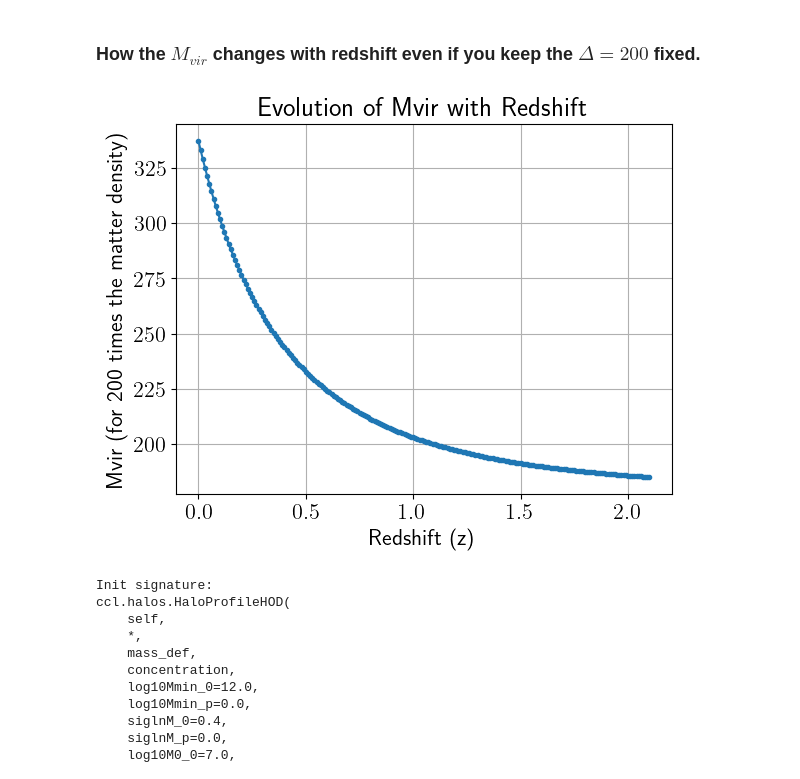
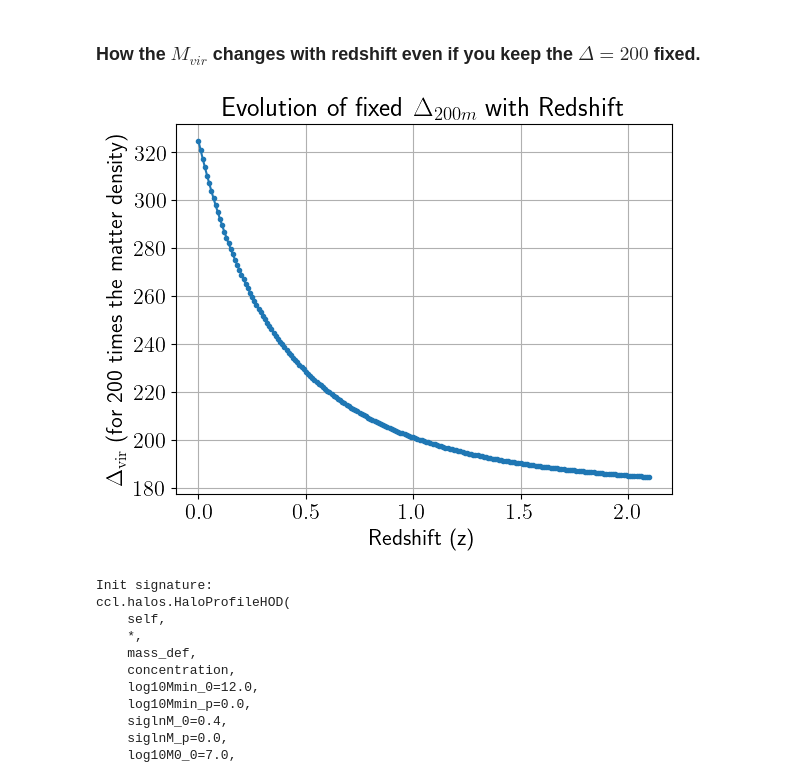
Before and after one commit to 0Navin0/CCLX, a Jupyter notebook: my_work/Cacciato_HOD.ipynb, the cells around one changed output. Saved outputs shown, nothing was run; the diff lists cells and outputs as text; code cells hidden in the pictures.

```diff
--- a/my_work/Cacciato_HOD.ipynb
+++ b/my_work/Cacciato_HOD.ipynb
@@ -13,3 +13,7 @@ import matplotlib as mpl
 mpl.use("Agg")
 mpl.rcParams["font.size"] = 16
 mpl.rcParams["text.usetex"] = "True"
+# %%
+Omega_b = 2.279 / 100 / 0.739**2
+
+print(Omega_b)
@@ -16,5 +22,17 @@ mpl.rcParams["text.usetex"] = "True"
 # %%
-cosmo = ccl.CosmologyVanillaLCDM()
+# cosmo = ccl.CosmologyVanillaLCDM()
+# redefine cosmology with custom parameters from Cacciato+2013
+cosmo = ccl.Cosmology(
+    Omega_c=0.278,  # cold dark matter density
+    Omega_b=Omega_b,  # baryon density
+    h=0.739,  # dimensionless Hubble parameter
+    n_s=0.978,  # scalar spectral index
+    sigma8=0.763,  # power spectrum normalization
+)
+hval = cosmo["h"]
+logh = np.log10(hval)
+print(f"hval={hval}")
+print(cosmo)
 
 # Here we use a mass definition with Delta = 200 times the matter density,
 # Note: We are defining mass w.r.t the matter density, not the critical density, which is more common in some contexts.
@@ -53,22 +82,23 @@ mpl.use("inline")
 %matplotlib inline
 # %%
 # Checking how Mvir evolves with redshift for this cosmology and fixed mass definition of 200 times the matter density.
+# change in cosmological parameters will change this. Do you know what affects the density constrast?
 z = np.linspace(0, 2.1, 211)
 aa = 1 / (1 + z)
-mvir = []
+delta_vir = []
 for a in aa:
-    mvir.append(hmd_200m.get_Delta_vir(cosmo, a))
+    delta_vir.append(hmd_200m.get_Delta_vir(cosmo, a))
 
 plt.cla()
-plt.plot(z, mvir, ".-")
+plt.plot(z, delta_vir, ".-")
 plt.xlabel("Redshift (z)")
-plt.ylabel("Mvir (for 200 times the matter density)")
-plt.title("Evolution of Mvir with Redshift")
+plt.ylabel(r"$\Delta_{\rm vir}$ (for 200 times the matter density)")
+plt.title("Evolution of fixed $\Delta_{200m}$ with Redshift")
 plt.grid()
-# plt.savefig("Mvir_vs_scaleFactor_for_M200m_mass_def.png", bbox_inches='tight', dpi=200)
+# plt.savefig("Delta_vir_vs_scaleFactor_for_M200m_mass_def.png", bbox_inches='tight', dpi=200)
 plt.show()
 # %% [output]
-[figure, old version]
+[figure, new version]
 # %%
 ccl.halos.HaloProfileHOD?
 # %% [output]
```
Also changed, not shown: parts of 30 cells of this notebook, 34 other files.
